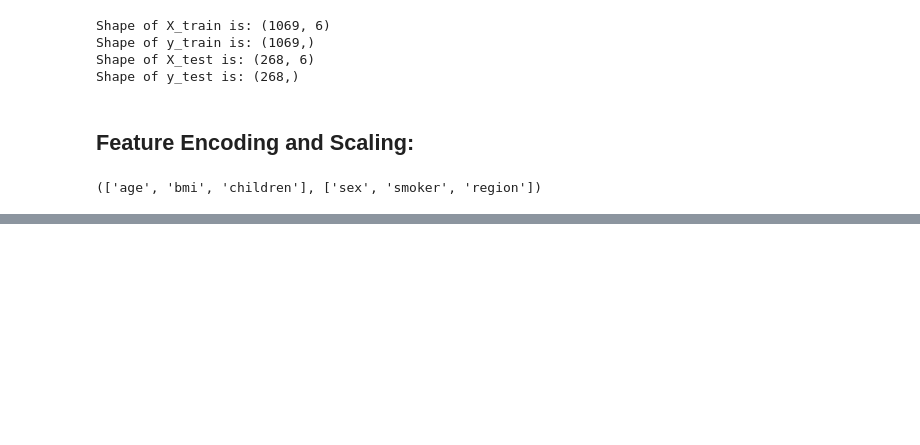
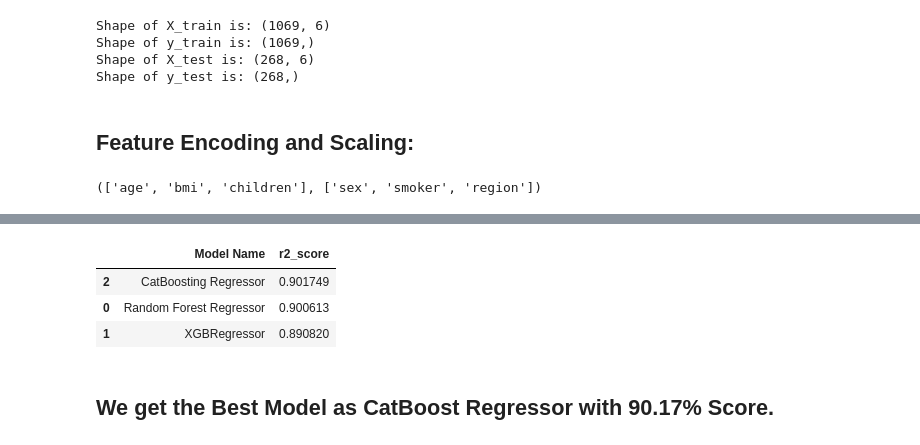
Before and after one commit to therealabhishek/InsurancePremiumPrediction_WebApp_Deployment, a Jupyter notebook: notebook/FE_Model_insurPrice.ipynb, the cells around one changed output, grey strips where cells are left out. Cells and saved outputs as stored; diff of their text form; code cells hidden in the pictures; blank space fills up the shorter version.

```diff
--- a/notebook/FE_Model_insurPrice.ipynb
+++ b/notebook/FE_Model_insurPrice.ipynb
@@ -145,0 +280,23 @@ X_test = preprocessor.transform(X_test)
+# %%
+# Creating Models list for Hyperparameter tuning:
+randomcv_models = [("RF", RandomForestRegressor(), rf_params),
+                   ('XGBoost', XGBRegressor(), xgboost_params),
+                   ('CatBoost', CatBoostRegressor(verbose=False), cat_params)
+                   ]
+# %%
+# Fitting the model and extracting best params:
+
+# importing the required library
+from sklearn.model_selection import RandomizedSearchCV
+
+model_param = {}
+for name, model, params in randomcv_models:
+    random = RandomizedSearchCV(estimator=model,
+                                   param_distributions=params,
+                                   n_iter=100,
+                                   cv=3,
+                                   verbose=2)
+    random.fit(X_train, y_train)
+    model_param[name] = random.best_params_
+
+print()
@@ -145,0 +352,9 @@ X_test = preprocessor.transform(X_test)
+# %%
+# reInitialize models with best parameters
+models = {
+    "Random Forest Regressor": RandomForestRegressor(**model_param['RF']),
+    "XGBRegressor": XGBRegressor(**model_param['XGBoost']),
+    "CatBoosting Regressor": CatBoostRegressor(**model_param['CatBoost'],verbose=False)
+}
+# %%
+retrained_report = evaluate_models(X_train, X_test, y_train, y_test, models)
@@ -145,0 +379,9 @@ X_test = preprocessor.transform(X_test)
+# %%
+retrained_report
+# %% [output]
+|  | Model Name | r2_score |
+| 2 | CatBoosting Regressor | 0.901749 |
+| 0 | Random Forest Regressor | 0.900613 |
+| 1 | XGBRegressor | 0.890820 |
+# %% [markdown]
+## We get the Best Model as CatBoost Regressor with 90.17% Score.
```
Also changed, not shown: parts of 12 cells of this notebook, 14 other files.
